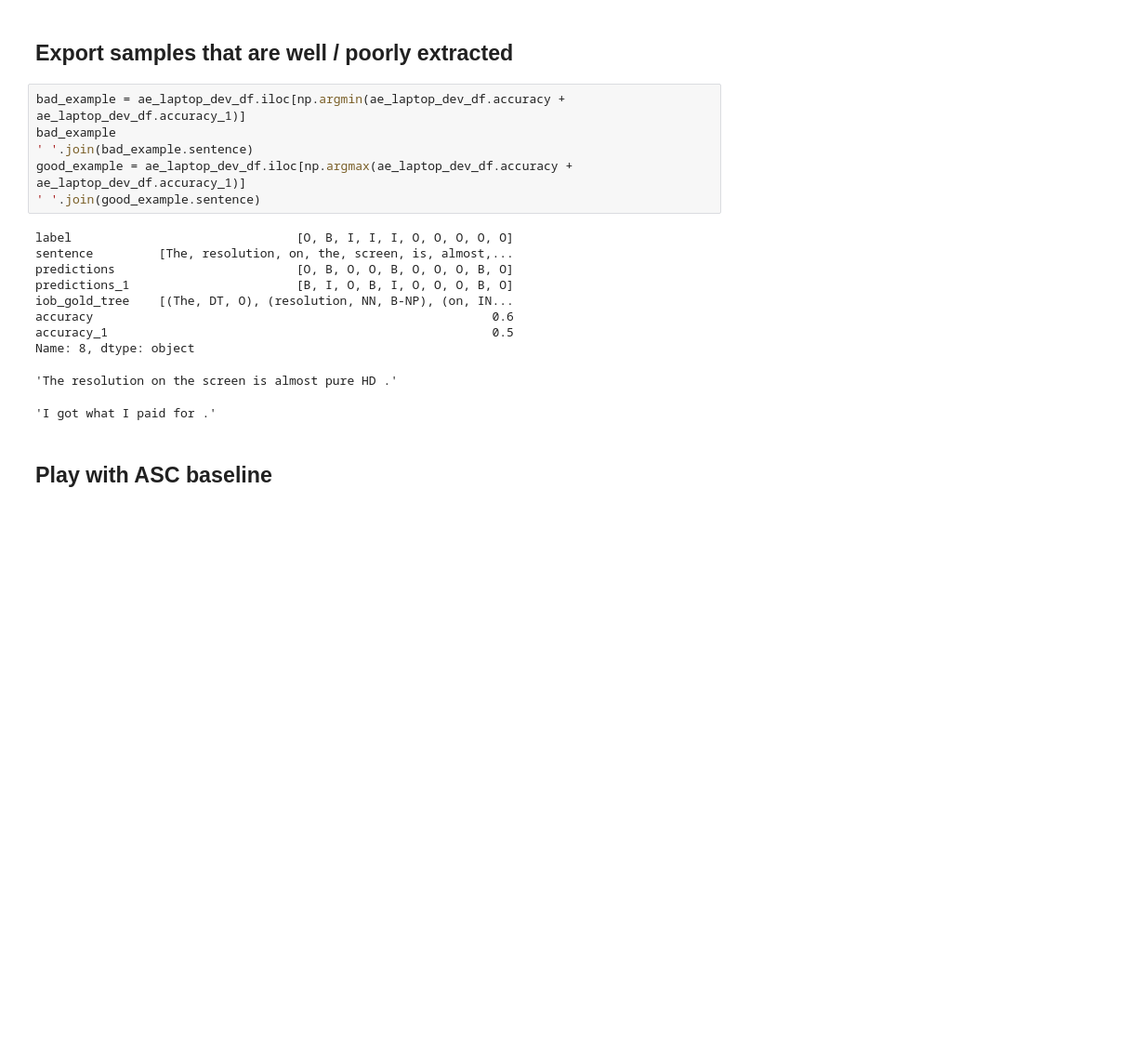
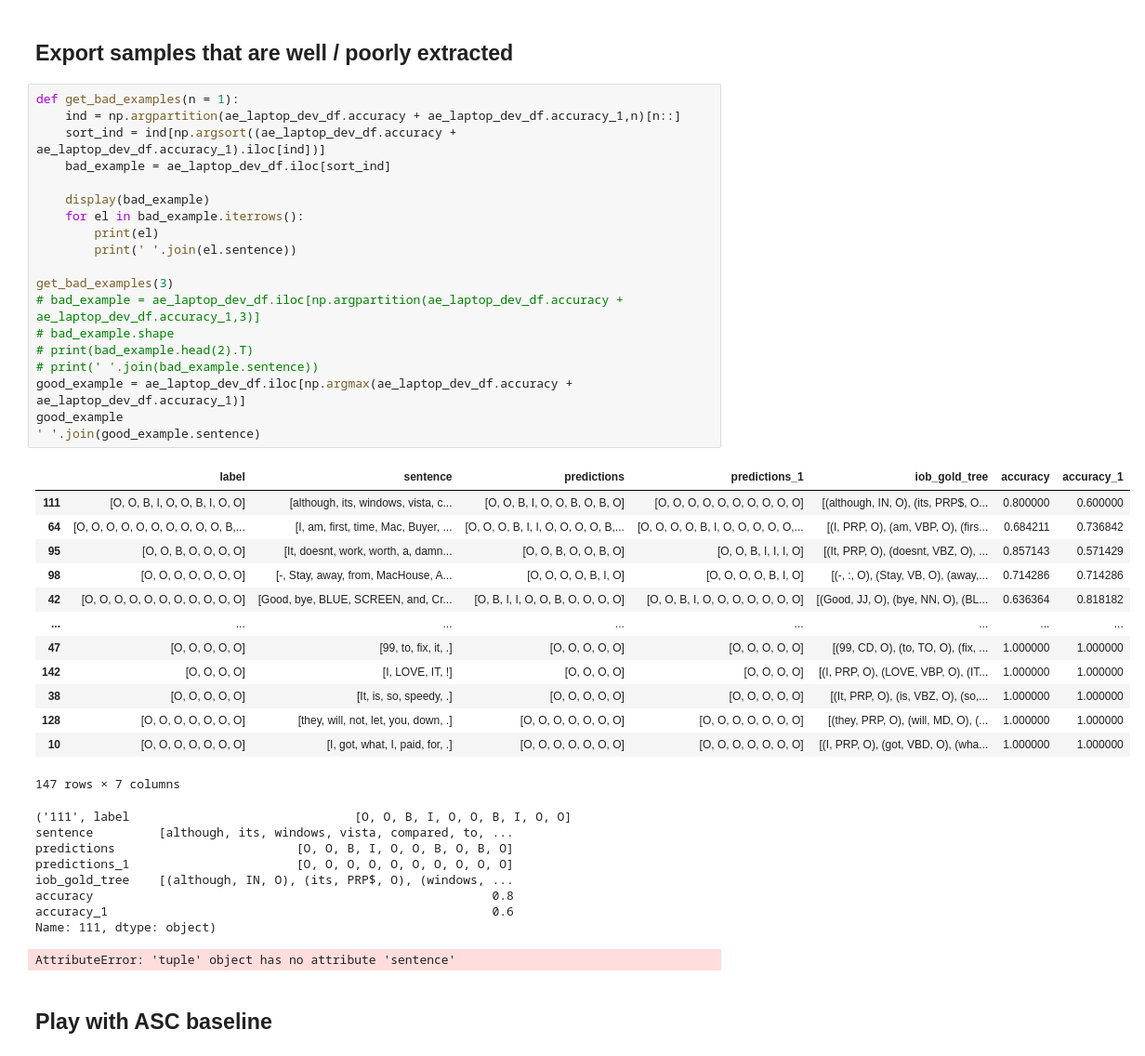
Before and after one commit to janehung04/w266-final, a Jupyter notebook: src/eda-data.ipynb, the cells around one changed output. Shown: that part at 93% size. Saved outputs shown, nothing was run; the diff lists cells and outputs as text; blank space fills up the shorter version.

Commit message:
play around with showcasing worst examples

```diff
--- a/src/eda-data.ipynb
+++ b/src/eda-data.ipynb
@@ -568,23 +568,48 @@ ae_laptop_dev_df[['accuracy','accuracy_1']].describe()
 | max | 1.000000 | 1.000000 |
 # %% [markdown]
 ## Export samples that are well / poorly extracted
-# %%
-bad_example = ae_laptop_dev_df.iloc[np.argmin(ae_laptop_dev_df.accuracy + ae_laptop_dev_df.accuracy_1)]
-bad_example
-' '.join(bad_example.sentence)
-good_example = ae_laptop_dev_df.iloc[np.argmax(ae_laptop_dev_df.accuracy + ae_laptop_dev_df.accuracy_1)]
-' '.join(good_example.sentence)
-# %% [output]
-label                               [O, B, I, I, I, O, O, O, O, O]
-sentence         [The, resolution, on, the, screen, is, almost,...
-predictions                         [O, B, O, O, B, O, O, O, B, O]
-predictions_1                       [B, I, O, B, I, O, O, O, B, O]
-iob_gold_tree    [(The, DT, O), (resolution, NN, B-NP), (on, IN...
-accuracy                                                       0.6
-accuracy_1                                                     0.5
-Name: 8, dtype: object
-'The resolution on the screen is almost pure HD .'
-'I got what I paid for .'
+# %%
+def get_bad_examples(n = 1):
+    ind = np.argpartition(ae_laptop_dev_df.accuracy + ae_laptop_dev_df.accuracy_1,n)[n::]
+    sort_ind = ind[np.argsort((ae_laptop_dev_df.accuracy + ae_laptop_dev_df.accuracy_1).iloc[ind])]
+    bad_example = ae_laptop_dev_df.iloc[sort_ind]
+
+    display(bad_example)
+    for el in bad_example.iterrows():
+        print(el)
+        print(' '.join(el.sentence))
+
+get_bad_examples(3)
+# bad_example = ae_laptop_dev_df.iloc[np.argpartition(ae_laptop_dev_df.accuracy + ae_laptop_dev_df.accuracy_1,3)]
+# bad_example.shape
+# print(bad_example.head(2).T)
+# print(' '.join(bad_example.sentence))
+good_example = ae_laptop_dev_df.iloc[np.argmax(ae_laptop_dev_df.accuracy + ae_laptop_dev_df.accuracy_1)]
+good_example
+' '.join(good_example.sentence)
+# %% [output]
+|  | label | sentence | predictions | predictions_1 | iob_gold_tree | accuracy | accuracy_1 |
+| 111 | [O, O, B, I, O, O, B, I, O, O] | [although, its, windows, vista, c... | [O, O, B, I, O, O, B, O, B, O] | [O, O, O, O, O, O, O, O, O, O] | [(although, IN, O), (its, PRP$, O... | 0.800000 | 0.600000 |
+| 64 | [O, O, O, O, O, O, O, O, O, O, B,... | [I, am, first, time, Mac, Buyer, ... | [O, O, O, B, I, I, O, O, O, O, B,... | [O, O, O, O, B, I, O, O, O, O, O,... | [(I, PRP, O), (am, VBP, O), (firs... | 0.684211 | 0.736842 |
+| 95 | [O, O, B, O, O, O, O] | [It, doesnt, work, worth, a, damn... | [O, O, B, O, O, B, O] | [O, O, B, I, I, I, O] | [(It, PRP, O), (doesnt, VBZ, O), ... | 0.857143 | 0.571429 |
+| 98 | [O, O, O, O, O, O, O] | [-, Stay, away, from, MacHouse, A... | [O, O, O, O, B, I, O] | [O, O, O, O, B, I, O] | [(-, :, O), (Stay, VB, O), (away,... | 0.714286 | 0.714286 |
+| 42 | [O, O, O, O, O, O, O, O, O, O, O] | [Good, bye, BLUE, SCREEN, and, Cr... | [O, B, I, I, O, O, B, O, O, O, O] | [O, O, B, I, O, O, O, O, O, O, O] | [(Good, JJ, O), (bye, NN, O), (BL... | 0.636364 | 0.818182 |
+| ... | ... | ... | ... | ... | ... | ... | ... |
+| 47 | [O, O, O, O, O] | [99, to, fix, it, .] | [O, O, O, O, O] | [O, O, O, O, O] | [(99, CD, O), (to, TO, O), (fix, ... | 1.000000 | 1.000000 |
+| 142 | [O, O, O, O] | [I, LOVE, IT, !] | [O, O, O, O] | [O, O, O, O] | [(I, PRP, O), (LOVE, VBP, O), (IT... | 1.000000 | 1.000000 |
+| 38 | [O, O, O, O, O] | [It, is, so, speedy, .] | [O, O, O, O, O] | [O, O, O, O, O] | [(It, PRP, O), (is, VBZ, O), (so,... | 1.000000 | 1.000000 |
+| 128 | [O, O, O, O, O, O, O] | [they, will, not, let, you, down, .] | [O, O, O, O, O, O, O] | [O, O, O, O, O, O, O] | [(they, PRP, O), (will, MD, O), (... | 1.000000 | 1.000000 |
+| 10 | [O, O, O, O, O, O, O] | [I, got, what, I, paid, for, .] | [O, O, O, O, O, O, O] | [O, O, O, O, O, O, O] | [(I, PRP, O), (got, VBD, O), (wha... | 1.000000 | 1.000000 |
+147 rows × 7 columns
+('111', label                               [O, O, B, I, O, O, B, I, O, O]
+sentence         [although, its, windows, vista, compared, to, ...
+predictions                         [O, O, B, I, O, O, B, O, B, O]
+predictions_1                       [O, O, O, O, O, O, O, O, O, O]
+iob_gold_tree    [(although, IN, O), (its, PRP$, O), (windows, ...
+accuracy                                                       0.8
+accuracy_1                                                     0.6
+Name: 111, dtype: object)
+AttributeError: 'tuple' object has no attribute 'sentence'
 # %% [markdown]
 ## Play with ASC baseline
 # %%
```
Also changed, not shown: parts of 8 cells of this notebook.
